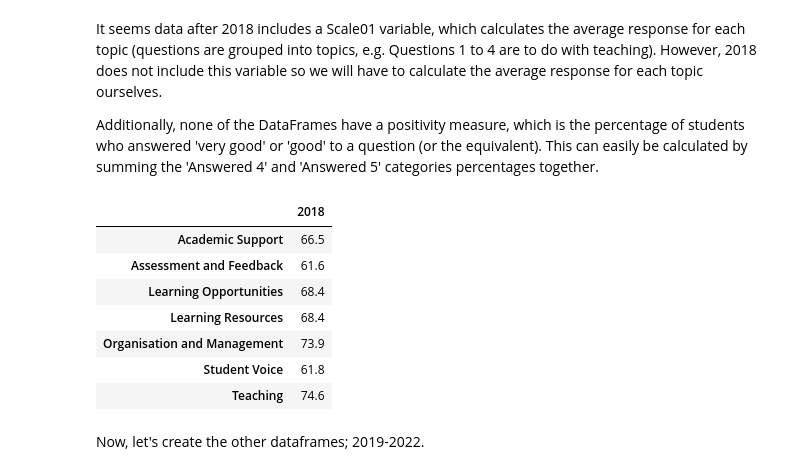
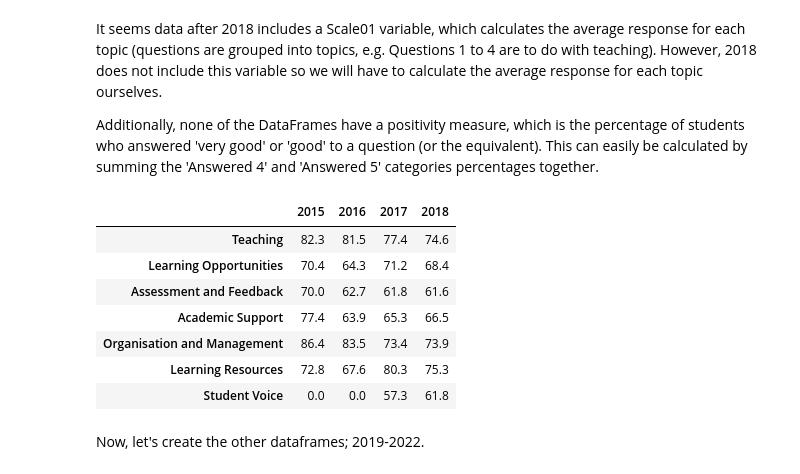
Before and after one commit to codingfishguy/ST115-Group-Project, a Jupyter notebook: Report.ipynb, the cells around one changed output. Saved outputs shown, nothing was run; the diff lists cells and outputs as text; code cells hidden in the pictures.

```diff
--- a/Report.ipynb
+++ b/Report.ipynb
@@ -720,6 +726,9 @@ As suspected, students studying quantitative degrees were less satisfied in *eve
 # %% [markdown]
 We now turn to answering how LSE student satisfaction has evolved over the years- which requires many pieces of data from the Data folder.The data is arranged in different ways from the 2023 NSS data, which means it requires different cleaning methods.
 # %%
+dat_2015=pd.read_excel('./data/2015_dat.xlsx', sheet_name='NSSFULLTIME1', header=3)
+dat_2016=pd.read_excel('./data/2016_dat.xlsx', sheet_name='NSSFULLTIME1', header=3)
+dat_2017=pd.read_excel('./data/2017_dat.xlsx', sheet_name='NSSFULLTIME1', header=3)
 dat_2018=pd.read_excel('./data/2018_dat.xlsx', sheet_name='NSSFULLTIME1', header=3)
 dat_2019=pd.read_excel('./data/2019_dat.xlsx',sheet_name='NSSFULLTIME1', header=3)
 dat_2020=pd.read_excel('./data/2020_dat.xlsx',sheet_name='NSSFULLTIME1', header=3)
@@ -785,46 +793,54 @@ It seems data after 2018 includes a Scale01 variable, which calculates the avera
 
 Additionally, none of the DataFrames have a positivity measure, which is the percentage of students who answered 'very good' or 'good' to a question (or the equivalent). This can easily be calculated by summing the 'Answered 4' and 'Answered 5' categories percentages together.
 # %%
-dat_2018=dat_2018[dat_2018['Provider']=='The London School of Economics and Political Science']
+years1={2015: dat_2015, 2016: dat_2016, 2017:dat_2017, 2018:dat_2018}
+mix={}
 
-teach_2018_dat=dat_2018[(dat_2018["Question Number"]=='Q01')| (dat_2018["Question Number"]=='Q02') |(dat_2018["Question Number"]=='Q03')
-                        | (dat_2018["Question Number"]=='Q04') ]
-learn_2018_dat=dat_2018[(dat_2018["Question Number"]=='Q05')| (dat_2018["Question Number"]=='Q06') |(dat_2018["Question Number"]=='Q07')]
-assess_2018_dat=dat_2018[(dat_2018["Question Number"]=='Q08')| (dat_2018["Question Number"]=='Q09') |(dat_2018["Question Number"]=='Q10')
-                        | (dat_2018["Question Number"]=='Q11')]
-support_2018_dat=dat_2018[(dat_2018["Question Number"]=='Q12')| (dat_2018["Question Number"]=='Q13') |(dat_2018["Question Number"]=='Q14')]
-org_2018_dat=dat_2018[(dat_2018["Question Number"]=='Q15')| (dat_2018["Question Number"]=='Q16') |(dat_2018["Question Number"]=='Q17') ]
-resource_2018_dat=dat_2018[(dat_2018["Question Number"]=='Q18')| (dat_2018["Question Number"]=='Q19') |(dat_2018["Question Number"]=='Q20')]
-voice_2018_dat=dat_2018[(dat_2018["Question Number"]=='Q23')| (dat_2018["Question Number"]=='Q24') |(dat_2018["Question Number"]=='Q25') ]
+for year, dat in years1.items():
+    #before 2018 Provider is called Institution
+    if year==2018:
+        dat=dat[dat['Provider']=='The London School of Economics and Political Science']
+    elif year==2014:
+        dat=dat[dat['Institution']=='London School of Economics and Political Science']
+    else:
+        dat=dat[dat['Institution']=='The London School of Economics and Political Science']
+    teachdat=dat[(dat["Question Number"]=='Q01')| (dat["Question Number"]=='Q02') |(dat["Question Number"]=='Q03')
+                        | (dat["Question Number"]=='Q04') ]
+    learndat=dat[(dat["Question Number"]=='Q05')| (dat["Question Number"]=='Q06') |(dat["Question Number"]=='Q07')]
+    assessdat=dat[(dat["Question Number"]=='Q08')| (dat["Question Number"]=='Q09') |(dat["Question Number"]=='Q10')
+                            | (dat["Question Number"]=='Q11')]
+    supportdat=dat[(dat["Question Number"]=='Q12')| (dat["Question Number"]=='Q13') |(dat["Question Number"]=='Q14')]
+    orgdat=dat[(dat["Question Number"]=='Q15')| (dat["Question Number"]=='Q16') |(dat["Question Number"]=='Q17') ]
+    resourcedat=dat[(dat["Question Number"]=='Q18')| (dat["Question Number"]=='Q19') |(dat["Question Number"]=='Q20')]
+    voicedat=dat[(dat["Question Number"]=='Q23')| (dat["Question Number"]=='Q24') |(dat["Question Number"]=='Q25') ]
+    #we skipped over Learning community and Student union, as there is no equivalent in 2023
+    columns_to_average = ['Answered 4', 'Answered 5']
 
-#we skipped over Learning community and Student union, as there is no equivalent in 2023
+    # Calculate the mean along the columns axis (axis=1)
+    teach=teachdat[columns_to_average].mean().sum()*100
+    learn=learndat[columns_to_average].mean().sum()*100
+    assess=assessdat[columns_to_average].mean().sum()*100
+    support=supportdat[columns_to_average].mean().sum()*100
+    org=orgdat[columns_to_average].mean().sum()*100
+    resource=resourcedat[columns_to_average].mean().sum()*100
+    voice=voicedat[columns_to_average].mean().sum()*100
 
-columns_to_average = ['Answered 4', 'Answered 5']
+    mix[year]={'Teaching': teach, 'Learning Opportunities':learn, 'Assessment and Feedback':assess,
+                     'Academic Support': support, 'Organisation and Management': org, 'Learning Resources': resource,
+                     'Student Voice':voice}
 
-# Calculate the mean along the columns axis (axis=1)
-teach_2018=teach_2018_dat[columns_to_average].mean().sum()*100
-learn_2018=learn_2018_dat[columns_to_average].mean().sum()*100
-assess_2018=assess_2018_dat[columns_to_average].mean().sum()*100
-support_2018=support_2018_dat[columns_to_average].mean().sum()*100
-org_2018=org_2018_dat[columns_to_average].mean().sum()*100
-resource_2018=resource_2018_dat[columns_to_average].mean().sum()*100
-voice_2018=voice_2018_dat[columns_to_average].mean().sum()*100
-
-dict_2018={2018: {'Teaching': teach_2018, 'Learning Opportunities':learn_2018, 'Assessment and Feedback':assess_2018,
-                 'Academic Support': support_2018, 'Organisation and Management': org_2018, 'Learning Resources': learn_2018,
-                 'Student Voice':voice_2018}}
-satisfaction_2018=pd.DataFrame(dict_2018)
-satisfaction_2018=satisfaction_2018.round(1)
-satisfaction_2018
+before2019=pd.DataFrame(mix)
+before2019=before2019.round(1)
+before2019
 # %% [output]
-|  | 2018 |
-| Academic Support | 66.5 |
-| Assessment and Feedback | 61.6 |
-| Learning Opportunities | 68.4 |
-| Learning Resources | 68.4 |
-| Organisation and Management | 73.9 |
-| Student Voice | 61.8 |
-| Teaching | 74.6 |
+|  | 2015 | 2016 | 2017 | 2018 |
+| Teaching | 82.3 | 81.5 | 77.4 | 74.6 |
+| Learning Opportunities | 70.4 | 64.3 | 71.2 | 68.4 |
+| Assessment and Feedback | 70.0 | 62.7 | 61.8 | 61.6 |
+| Academic Support | 77.4 | 63.9 | 65.3 | 66.5 |
+| Organisation and Management | 86.4 | 83.5 | 73.4 | 73.9 |
+| Learning Resources | 72.8 | 67.6 | 80.3 | 75.3 |
+| Student Voice | 0.0 | 0.0 | 57.3 | 61.8 |
 # %% [markdown]
 Now, let's create the other dataframes; 2019-2022.
 # %%
```
Also changed, not shown: parts of 38 cells of this notebook, 2 other files.
